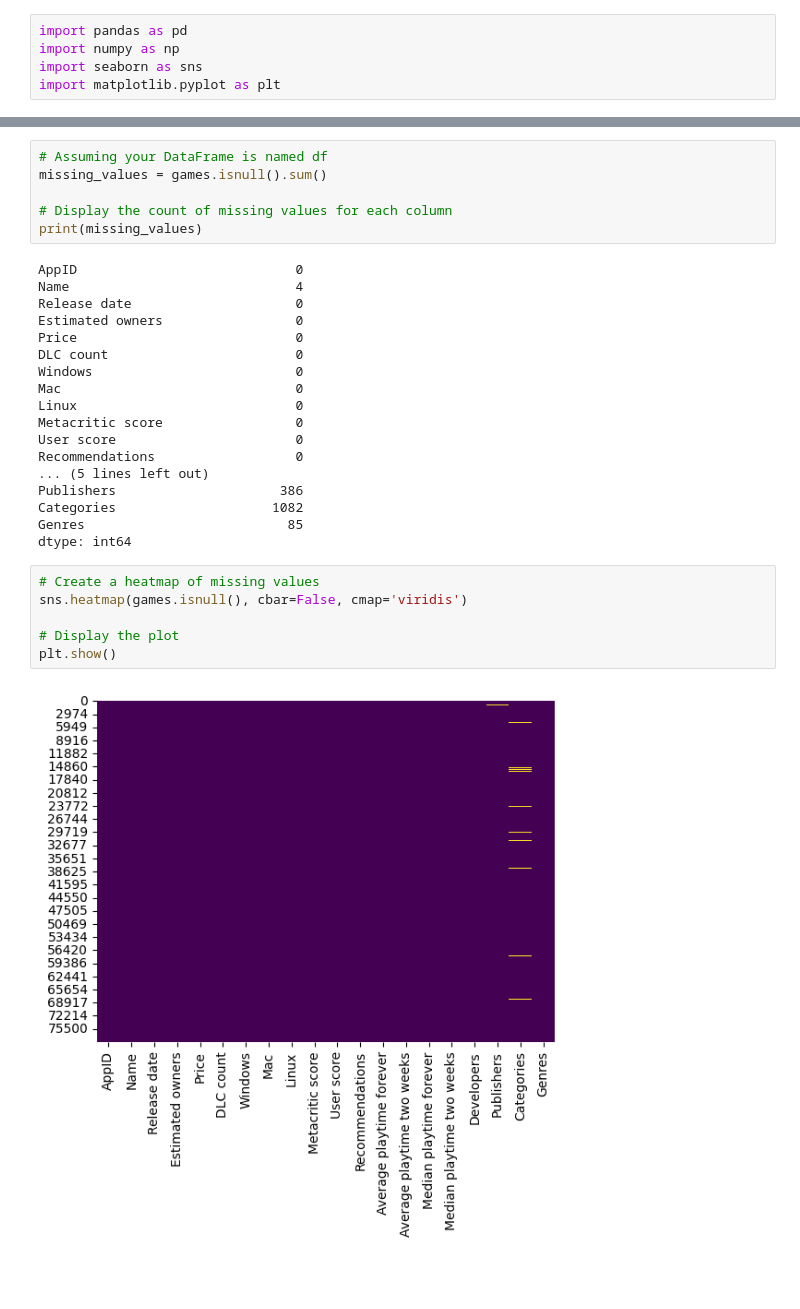
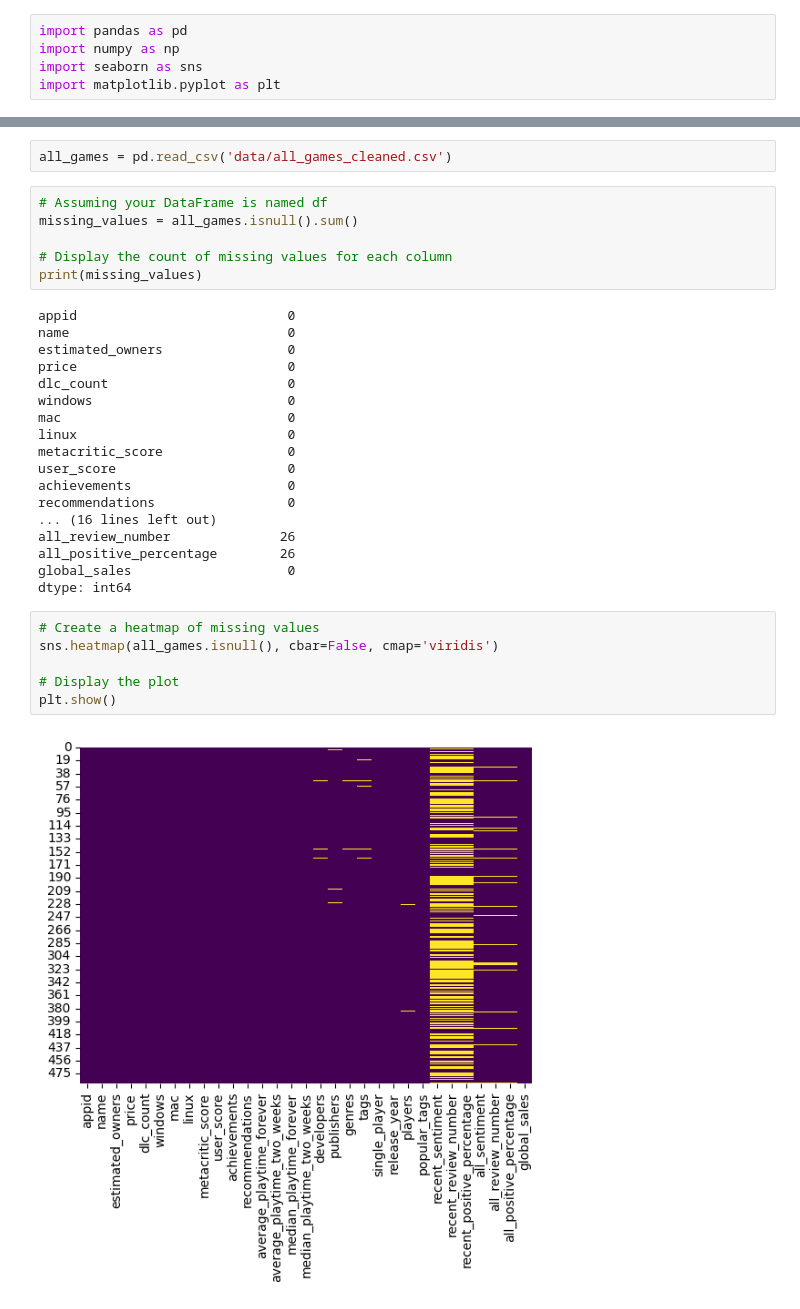
Before and after one commit to jbhiltscher/steam_project, a Jupyter notebook: SteamInsights/jake_eda.ipynb, the cells around one changed output, grey strips where cells are left out. Cells and saved outputs as stored; diff of their text form; blank space fills up the shorter version.

```diff
--- a/SteamInsights/jake_eda.ipynb
+++ b/SteamInsights/jake_eda.ipynb
@@ -56,37 +54,39 @@ Data columns (total 21 columns):
 dtypes: bool(3), float64(1), int64(9), object(8)
 memory usage: 10.7+ MB
 None
+# %%
+all_games = pd.read_csv('data/all_games_cleaned.csv')
 # %%
 # Assuming your DataFrame is named df
-missing_values = games.isnull().sum()
+missing_values = all_games.isnull().sum()
 
 # Display the count of missing values for each column
 print(missing_values)
 # %% [output]
-AppID                            0
-Name                             4
-Release date                     0
-Estimated owners                 0
-Price                            0
-DLC count                        0
-Windows                          0
-Mac                              0
-Linux                            0
-Metacritic score                 0
-User score                       0
-Recommendations                  0
-... (5 lines left out)
-Publishers                     386
-Categories                    1082
-Genres                          85
+appid                           0
+name                            0
+estimated_owners                0
+price                           0
+dlc_count                       0
+windows                         0
+mac                             0
+linux                           0
+metacritic_score                0
+user_score                      0
+achievements                    0
+recommendations                 0
+... (16 lines left out)
+all_review_number              26
+all_positive_percentage        26
+global_sales                    0
 dtype: int64
 # %%
 # Create a heatmap of missing values
-sns.heatmap(games.isnull(), cbar=False, cmap='viridis')
+sns.heatmap(all_games.isnull(), cbar=False, cmap='viridis')
 
 # Display the plot
 plt.show()
 # %% [output]
-[figure, old version]
+[figure, new version]
 # %%
 # Distribution of numerical features
```
Also changed, not shown: parts of 9 cells of this notebook.
